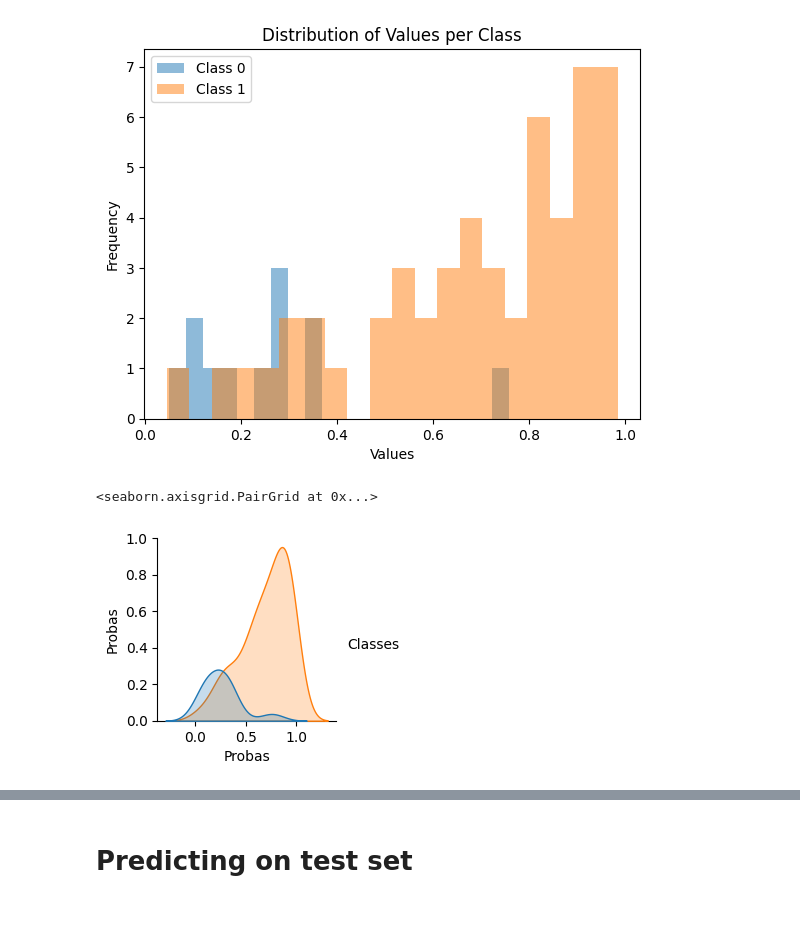
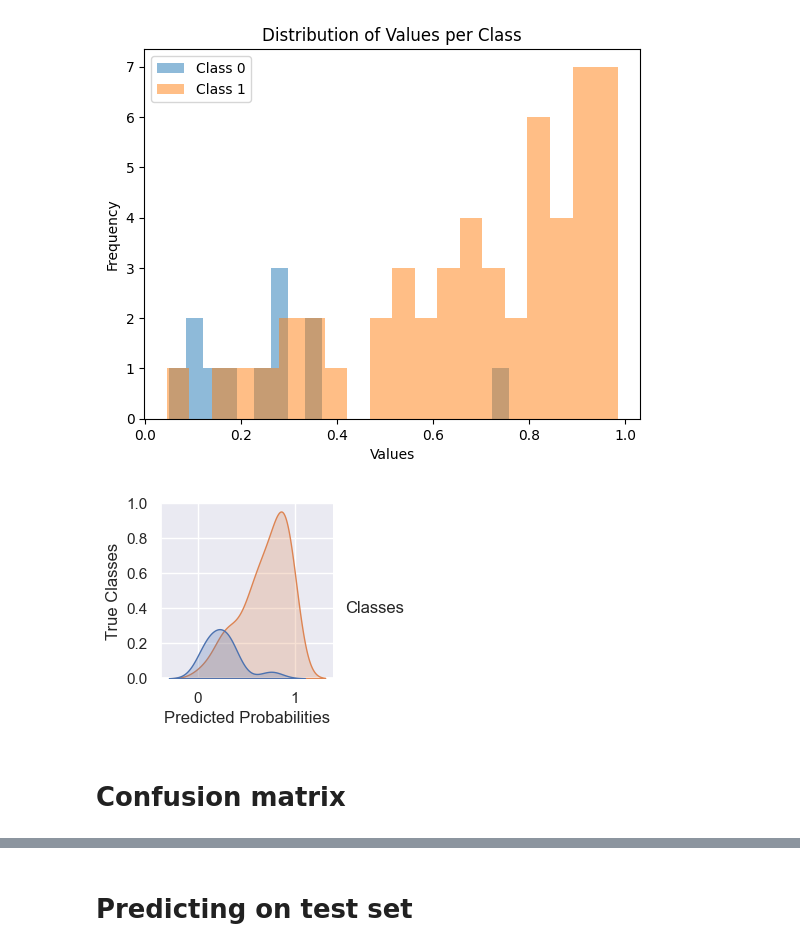
Before and after one commit to adel-R/QB-AI-for-Good, a Jupyter notebook: 2_Diagnostics.ipynb, the cells around one changed output, grey strips where cells are left out. Cells and saved outputs as stored; diff of their text form; code cells hidden in the pictures; blank space fills up the shorter version.

```diff
--- a/2_Diagnostics.ipynb
+++ b/2_Diagnostics.ipynb
@@ -135,8 +135,19 @@ plt.show()
 # %%
 import pandas as pd
 import seaborn as sns
 df = pd.DataFrame({'Probas': y_pred_probs, 'Classes': y_true})
-sns.pairplot(df[["Probas", "Classes"]], hue = "Classes")
+# Set plot size
+sns.set(rc={'figure.figsize':(10, 8)})
+
+# Create pairplot
+g = sns.pairplot(df[["Probas", "Classes"]], hue="Classes")
+
+# Set x-axis and y-axis labels
+g.set(xlabel="Predicted Probabilities", ylabel="True Classes")
+
+# Show the plot
+plt.show()
 # %% [output]
-<seaborn.axisgrid.PairGrid at 0x...>
-[figure, old version]
+[figure, new version]
+# %% [markdown]
+# Confusion matrix
```
Also changed, not shown: parts of 8 cells of this notebook.
